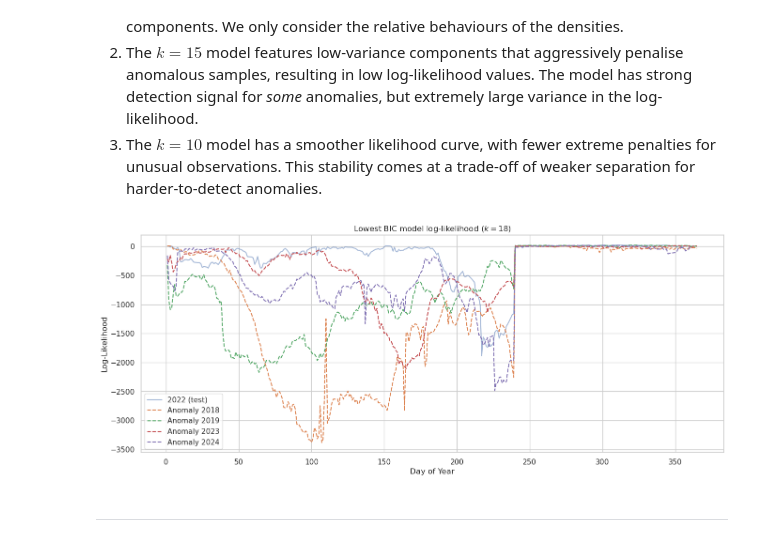
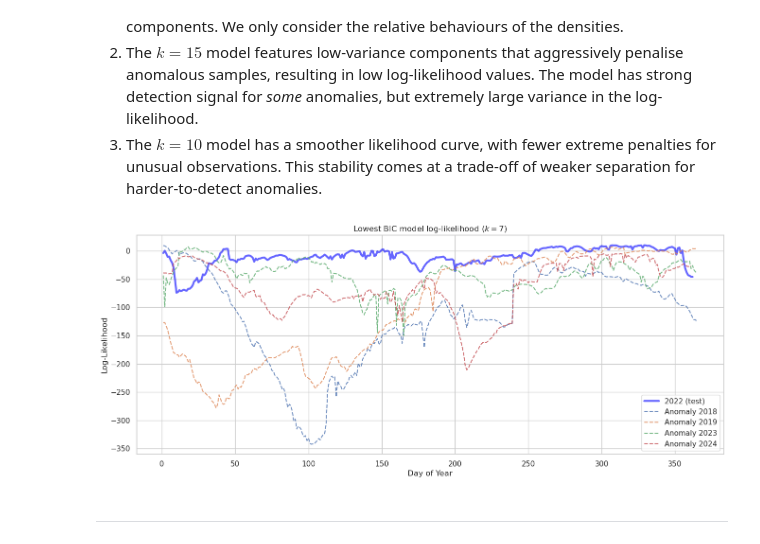
Before and after one commit to asembreek/fieldlens, a Jupyter notebook: notebooks/4. Gaussian Mixture Model.ipynb, the cells around one changed output. Drawn from its saved outputs; the diff is of its cells as text; code cells hidden in the pictures.

Commit message:
Refit standard GMM on current observations.

```diff
--- a/notebooks/4. Gaussian Mixture Model.ipynb
+++ b/notebooks/4. Gaussian Mixture Model.ipynb
@@ -215,6 +247,8 @@ X_non_spectral_norm = pd.merge(X_part2, X_part1, on="Timestamp")
 X_norm = norm_interpolated_df.merge(X_non_spectral_norm, on="Timestamp", how="left")
 X_norm['doy_sin'] = np.sin(2 * np.pi * X_norm['shifted_doy'] / 365.25)
 X_norm['doy_cos'] = np.cos(2 * np.pi * X_norm['shifted_doy'] / 365.25)
+X_norm["Ag_year"] = X_norm["Ag_year"].astype('int32')
+X_norm = X_norm[X_norm["Ag_year"] != 2017]
 
 X_norm.head()
 # %% [output]
@@ -235,6 +269,8 @@ X_ns_anom = pd.merge(X_part2, X_part1, on="Timestamp")
 X_anom = anom_interpolated_df.merge(X_ns_anom, on="Timestamp", how="left")
 X_anom['doy_sin'] = np.sin(2 * np.pi * X_anom['shifted_doy'] / 365.25)
 X_anom['doy_cos'] = np.cos(2 * np.pi * X_anom['shifted_doy'] / 365.25)
+X_anom["Ag_year"] = X_anom["Ag_year"].astype('int32')
+X_anom = X_anom[X_anom["Ag_year"] != 2017]
 
-X_anom.tail()
+X_anom.head()
 # %% [output]
@@ -271,16 +289,19 @@ array([2017, 2020, 2021, 2022])
 # %%
 X = X_norm.drop(["Timestamp", "shifted_doy", "Ag_year", "doy_sin", "doy_cos"], axis=1).copy()
-Xa = X_anom.drop(["Timestamp", "shifted_doy", "Ag_year", "doy_sin", "doy_cos"], axis=1).copy()
 
-scaler = StandardScaler()
-X_scaled = scaler.fit_transform(X)
-X_scaled_df = pd.DataFrame(X_scaled, columns=X.columns, index=X_norm.index)
-X_scaled_df = pd.concat([X_scaled_df, X_norm[["doy_sin", "doy_cos"]]], axis=1)
+train_mask = X_norm["Ag_year"] < 2022
+test_mask = X_norm["Ag_year"] >= 2022
 
-X_anom_scaled = scaler.transform(Xa)
-X_anom_df = pd.DataFrame(X_anom_scaled, columns=Xa.columns, index=X_anom.index)
-X_anom_df = pd.concat([X_anom_df, X_anom[["doy_sin", "doy_cos"]]], axis=1)
+X_train_raw = X[train_mask]
+X_test_raw = X[test_mask]
 
-split_i = X_norm.index[X_norm["Ag_year"] == 2022][0]
-X_train = X_scaled_df.loc[:split_i]
-X_test = X_scaled_df.loc[split_i:]
+scaler.fit(X_train_raw)
+
+X_train_scaled = scaler.transform(X_train_raw)
+X_test_scaled = scaler.transform(X_test_raw)
+
+X_train = pd.DataFrame(X_train_scaled, columns=X.columns, index=X_train_raw.index)
+X_test = pd.DataFrame(X_test_scaled, columns=X.columns, index=X_test_raw.index)
+
+X_train = pd.concat([X_train, X_norm.loc[train_mask, ["doy_sin", "doy_cos"]]], axis=1)
+X_test = pd.concat([X_test, X_norm.loc[test_mask, ["doy_sin", "doy_cos"]]], axis=1)
@@ -291,6 +314,5 @@ X_train.shape
 # %%
-
-covariance_types = ['full', 'tied', 'diag']
+covariance_types = ['full']
 components = range(1, 50)
 bics = np.zeros(shape=(len(covariance_types), len(components)))
 
@@ -302,7 +324,7 @@ best_model = None
 
 for i, cov in enumerate(covariance_types):
     for j, k in enumerate(components):
-        gmm = GaussianMixture(n_components=k, covariance_type=cov, random_state=42)
+        gmm = GaussianMixture(n_components=k, covariance_type=cov, random_state=42, n_init=10, reg_covar=1e-3)
         gmm.fit(X_train)
         bic = gmm.bic(X_train)
         bics[i, j] = bic
@@ -396,42 +398,45 @@ We can thus  make the following conclusions:
 2. The $k=15$ model features low-variance components that aggressively penalise anomalous samples, resulting in low log-likelihood values. The model has strong detection signal for _some_ anomalies, but extremely large variance in the log-likelihood.
 3. The $k=10$ model has a smoother likelihood curve, with fewer extreme penalties for unusual observations. This stability comes at a trade-off of weaker separation for harder-to-detect anomalies.
 # %%
-test_results = X_norm.iloc[split_i:][["Ag_year", "shifted_doy"]].copy()
+test_results = X_norm[test_mask][["Ag_year", "shifted_doy"]].copy()
 test_results["log_likelihood"] = bic_test_scores
 anom_results = X_anom[["Ag_year", "shifted_doy"]].copy()
 anom_results["log_likelihood"] = bic_anom_scores
 
 fig, ax = plt.subplots(figsize=(16, 6))
 
 for year, group in test_results.groupby("Ag_year"):
     group = group.sort_values("shifted_doy")
     sns.lineplot(
         data=group,
         x="shifted_doy",
         y="log_likelihood",
         ax=ax,
         label=f"{str(year)} (test)",
-        alpha=0.5
+        linewidth=3,
+        color="blue",
+        alpha=0.6
     )
 
 for year, group in anom_results.groupby("Ag_year"):
     group = group.sort_values("shifted_doy")
     sns.lineplot(
         data=group,
         x="shifted_doy",
         y="log_likelihood",
         ax=ax,
         linestyle="--",
-        label=f"Anomaly {year}"
+        label=f"Anomaly {year}",
+        alpha=0.8
     )
 
 
 ax.set_title(f"Lowest BIC model log-likelihood ($k={min_bic_k}$)")
 ax.set_xlabel("Day of Year")
 ax.set_ylabel("Log-Likelihood")
 plt.show()
 # %% [output]
-[figure, old version]
+[figure, new version]
 # %% [markdown]
 ---
 # %% [markdown]
```
Also changed, not shown: parts of 25 cells of this notebook.
